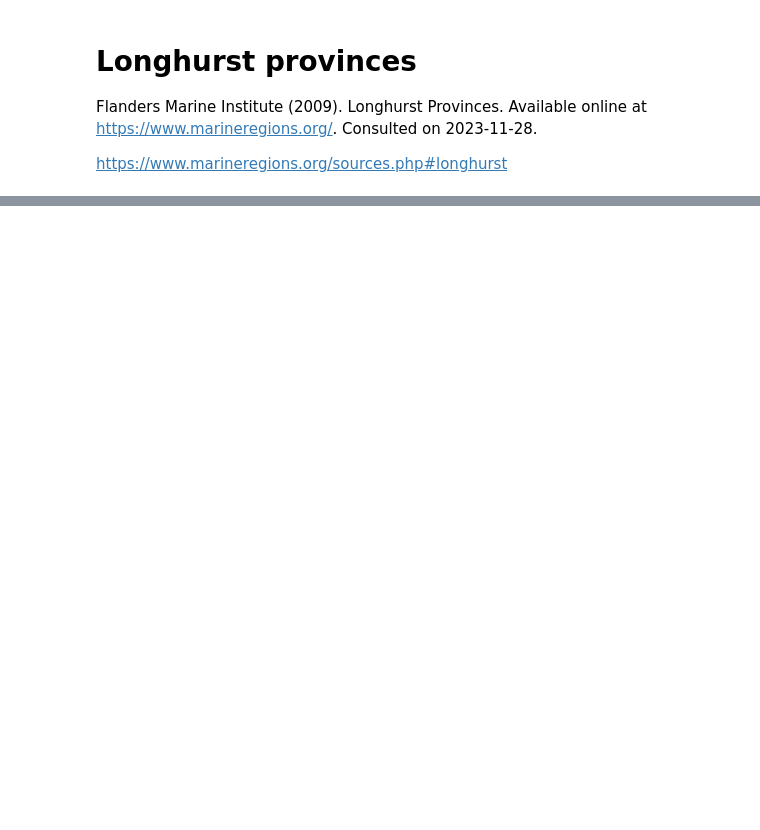
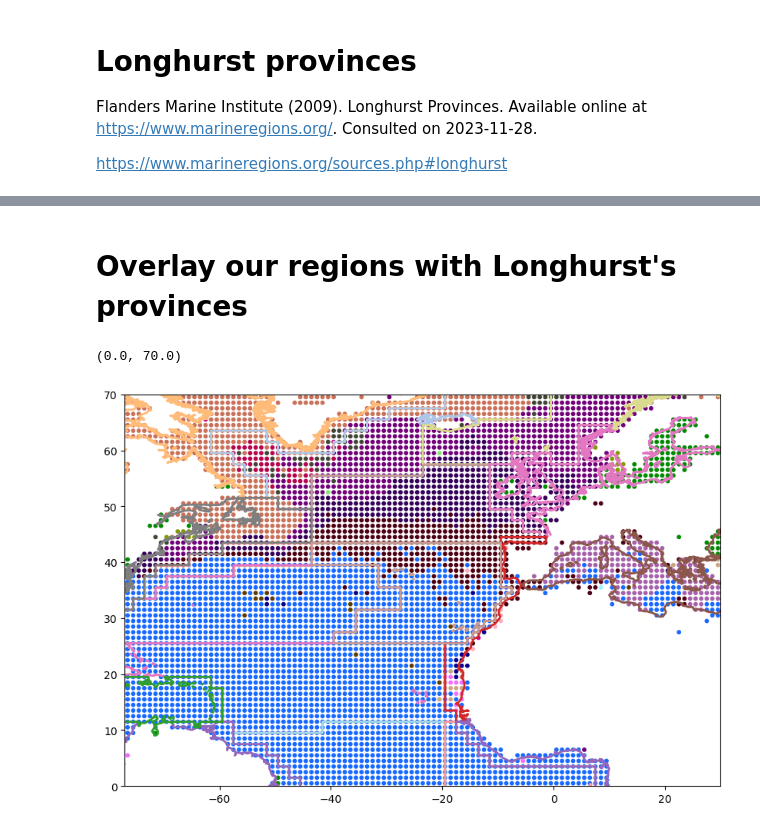
Before and after one commit to y-jenniges/ocean_cluster_validation, a Jupyter notebook: longhurst.ipynb, the cells around one changed output, grey strips where cells are left out. Cells and saved outputs as stored; diff of their text form; code cells hidden in the pictures; blank space fills up the shorter version.

```diff
--- a/longhurst.ipynb
+++ b/longhurst.ipynb
@@ -37,0 +84,26 @@ longhurst
+# %% [markdown]
+# Overlay our regions with Longhurst's provinces
+# %%
+my_regions = pd.read_csv("output_final/dbscan/post_processing/re-assigned_A1.csv")
+# %%
+# plot our area of interest
+depth = 0.0
+my_regions_d = my_regions[my_regions.LEV_M == depth]
+
+# defining out area
+lat_min = 0
+lat_max = 70
+
+lon_min = -77
+lon_max = 30
+
+# plot
+fig, ax = plt.subplots(figsize=(10, 10))
+plt.scatter(x=my_regions_d.LONGITUDE, y=my_regions_d.LATITUDE, color=my_regions_d.color, s=10)
+longhurst.plot("ProvCode", ax=ax, cmap="tab20", facecolor="none", linewidth=2)
+
+ax.set_xlim(lon_min, lon_max)
+ax.set_ylim(lat_min, lat_max)
+# %% [output]
+(0.0, 70.0)
+[figure, added]
```
Also changed, not shown: parts of 6 cells of this notebook.
